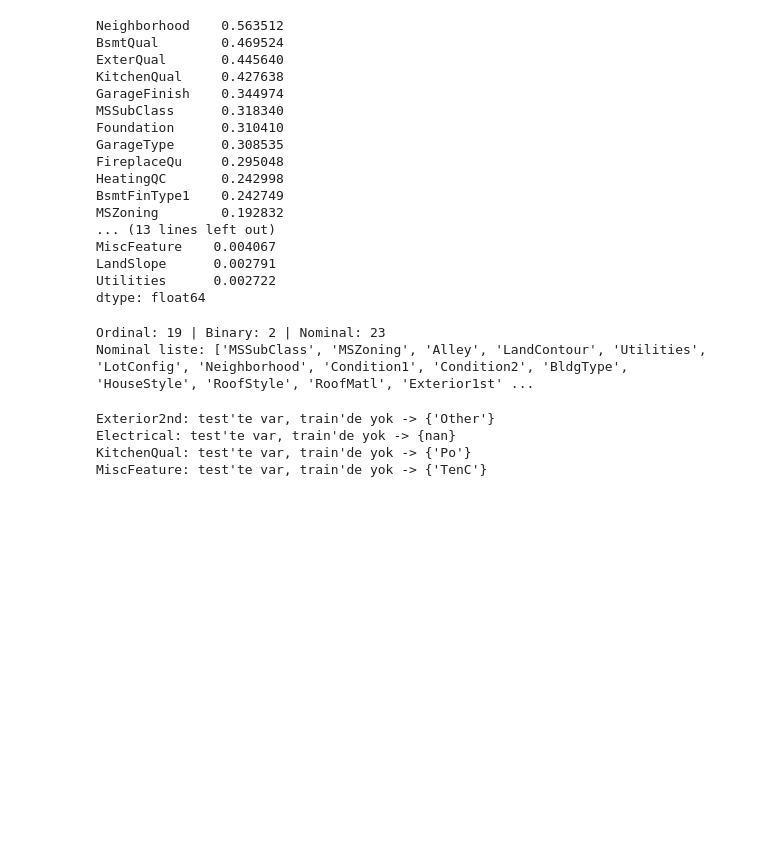
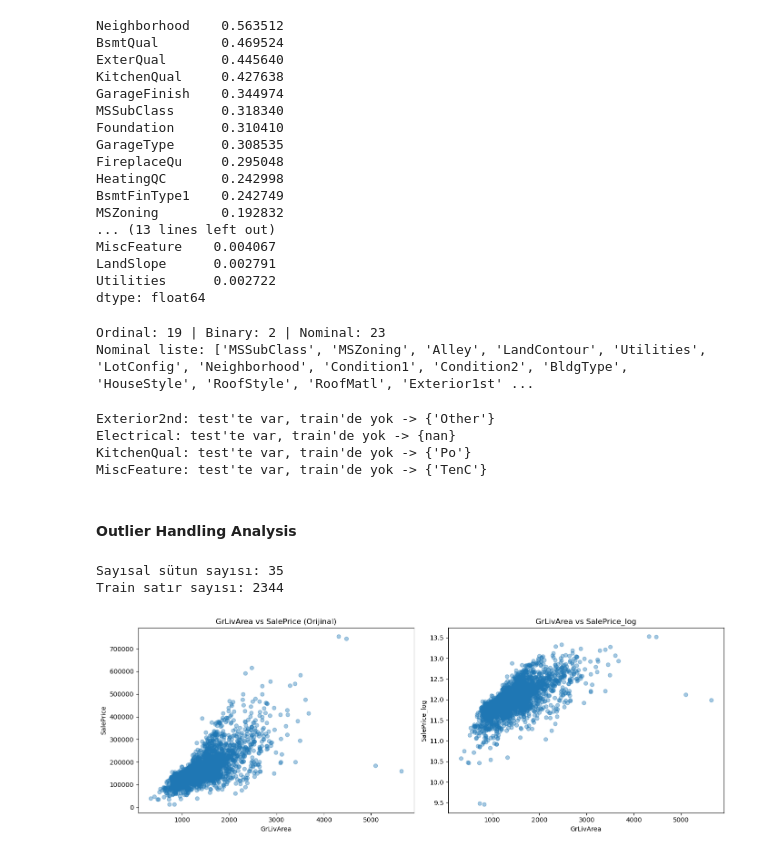
Before and after one commit to enesacarq/ames-housing-price-prediction, a Jupyter notebook: ames_house_price_analysis.ipynb, the cells around one changed output. Saved outputs shown, nothing was run; the diff lists cells and outputs as text; code cells hidden in the pictures; blank space fills up the shorter version.

Commit message:
add Outlier Handling Analysis demo

```diff
--- a/ames_house_price_analysis.ipynb
+++ b/ames_house_price_analysis.ipynb
@@ -712,3 +712,39 @@ Exterior2nd: test'te var, train'de yok -> {'Other'}
 Electrical: test'te var, train'de yok -> {nan}
 KitchenQual: test'te var, train'de yok -> {'Po'}
 MiscFeature: test'te var, train'de yok -> {'TenC'}
+# %% [markdown]
+#### Outlier Handling Analysis
+# %%
+# hazırlık
+analiz_df = train_df.copy()
+analiz_df['MSSubClass'] = analiz_df['MSSubClass'].astype(str)
+
+dislanacak = ['SalePrice', 'SalePrice_log', 'Id', 'Order', 'PID']
+num_cols = (analiz_df.select_dtypes(include=np.number)
+                     .columns.difference(dislanacak))
+
+print("Sayısal sütun sayısı:", len(num_cols))
+print("Train satır sayısı:", len(train_df))
+# %% [output]
+Sayısal sütun sayısı: 35
+Train satır sayısı: 2344
+# %%
+# aykırı değerleri scatte üzerinden görebilmek için hemde orjinal ile
+#  log dönüşümlü farkına da baıyoruz hangisinde daha net belli oluyor.
+
+fig, axes = plt.subplots(1, 2, figsize=(14, 5))
+
+axes[0].scatter(analiz_df['GrLivArea'], analiz_df['SalePrice'], alpha=0.4)
+axes[0].set_xlabel('GrLivArea')
+axes[0].set_ylabel('SalePrice')
+axes[0].set_title('GrLivArea vs SalePrice (Orijinal)')
+
+axes[1].scatter(analiz_df['GrLivArea'], analiz_df['SalePrice_log'], alpha=0.4)
+axes[1].set_xlabel('GrLivArea')
+axes[1].set_ylabel('SalePrice_log')
+axes[1].set_title('GrLivArea vs SalePrice_log')
+
+plt.tight_layout()
+plt.show()
+# %% [output]
+[figure, added]
```
Also changed, not shown: parts of 2 cells of this notebook.
